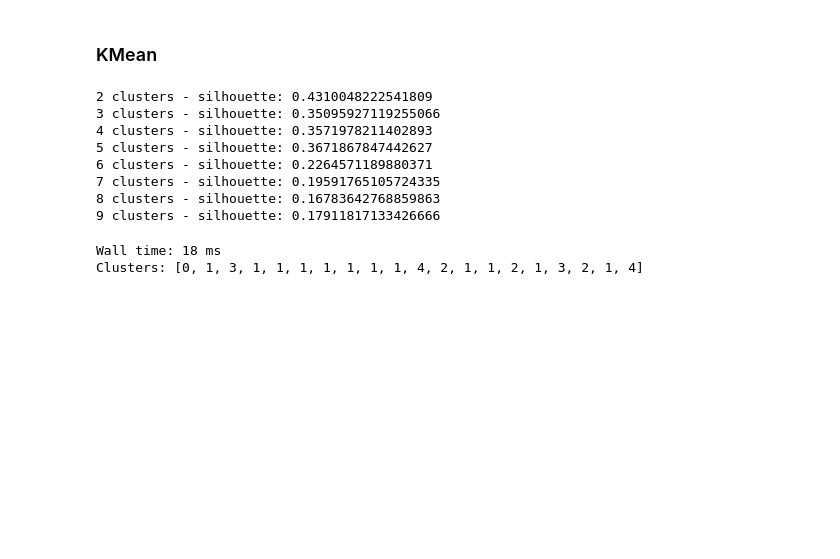
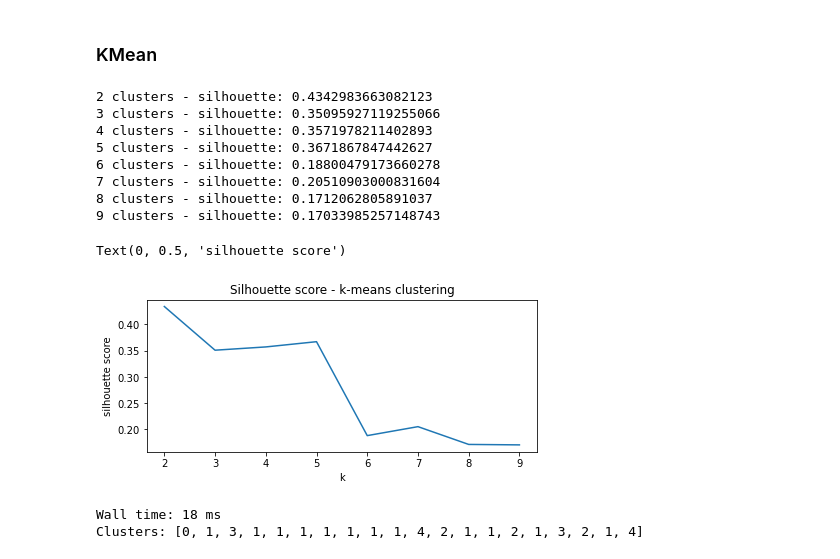
Before and after one commit to masakljun/nlp-project, a Jupyter notebook: code/05_word2vec_glove_labels.ipynb, the cells around one changed output. Saved outputs shown, nothing was run; the diff lists cells and outputs as text; code cells hidden in the pictures; blank space fills up the shorter version.

Commit message:
schema and titles update

```diff
--- a/code/05_word2vec_glove_labels.ipynb
+++ b/code/05_word2vec_glove_labels.ipynb
@@ -253,21 +285,32 @@ from sklearn.cluster import KMeans
 from sklearn.metrics import silhouette_score
 
 range_clusters = list(range(2,10))
+avg = []
 for num_clusters in range_clusters:
     km = KMeans(n_clusters=num_clusters)
     km.fit(dist_matrix)
     clusters = km.labels_.tolist()
     silhouette_avg = silhouette_score(dist_matrix, clusters)
+    avg.append(silhouette_avg)
     print(f"{num_clusters} clusters - silhouette: {silhouette_avg}")
 # %% [output]
-2 clusters - silhouette: 0.4310048222541809
+2 clusters - silhouette: 0.4342983663082123
 3 clusters - silhouette: 0.35095927119255066
 4 clusters - silhouette: 0.3571978211402893
 5 clusters - silhouette: 0.3671867847442627
-6 clusters - silhouette: 0.2264571189880371
-7 clusters - silhouette: 0.19591765105724335
-8 clusters - silhouette: 0.16783642768859863
-9 clusters - silhouette: 0.17911817133426666
+6 clusters - silhouette: 0.18800479173660278
+7 clusters - silhouette: 0.20510903000831604
+8 clusters - silhouette: 0.1712062805891037
+9 clusters - silhouette: 0.17033985257148743
+# %%
+plt.figure(figsize=(7, 2.8))
+plt.plot(range_clusters, avg)
+plt.title("Silhouette score - k-means clustering")
+plt.xlabel("k")
+plt.ylabel("silhouette score")
+# %% [output]
+Text(0, 0.5, 'silhouette score')
+[figure, added]
 # %%
 num_clusters = 5
 km = KMeans(n_clusters=num_clusters)
```
Also changed, not shown: parts of 8 cells of this notebook, 15 other files.
